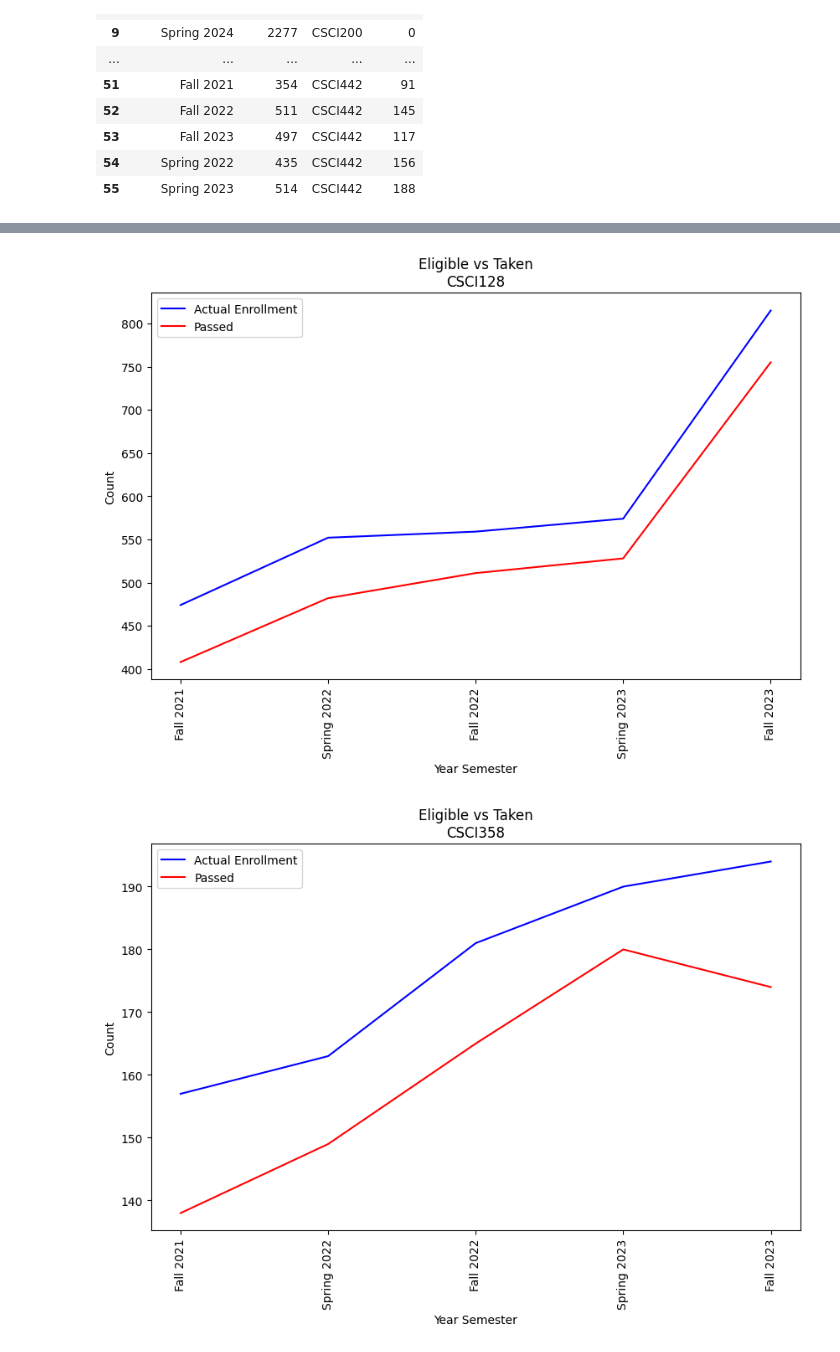
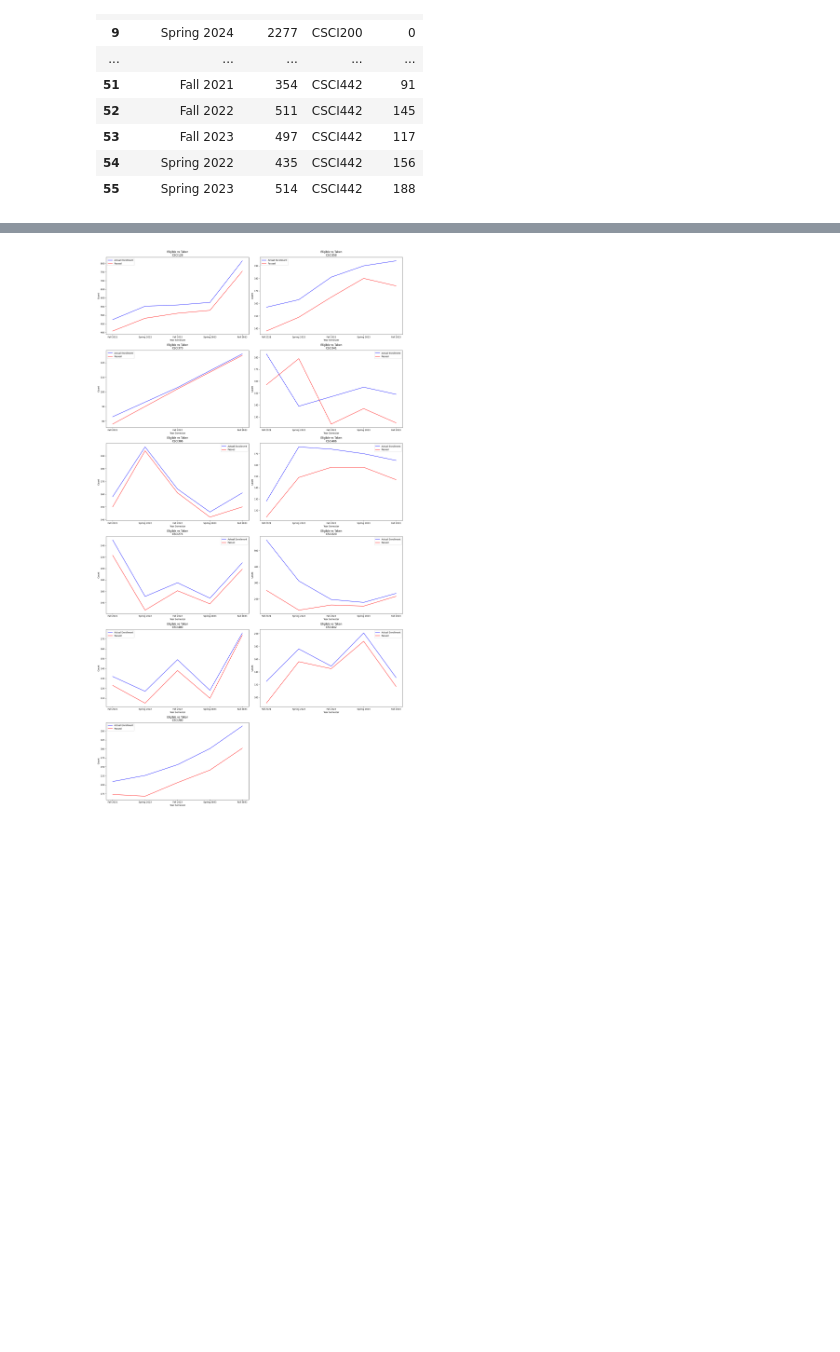
Before and after one commit to ifrycolorado/Enrollment_Project, a Jupyter notebook: src/scraping_visualization.ipynb, the cells around one changed output, grey strips where cells are left out. Cells and saved outputs as stored; diff of their text form; code cells hidden in the pictures; blank space fills up the shorter version.

Commit message:
Updated enrollment to eligible visuals

```diff
--- a/src/scraping_visualization.ipynb
+++ b/src/scraping_visualization.ipynb
@@ -145,26 +146,41 @@ display(final_df)
 | 3 | 865 | 815 | 50 | 35 | 0 | 35 | 0 | 0 | 0 | 128 | COMPUTER SCIENCE FOR STEM | ... |
 | 24 | 215 | 210 | 5 | 75 | 0 | 75 | 0 | 0 | 0 | 274 | INTRODUCTION TO THE LINUX OPERATI... | ... |
 # %%
-def plot_actual_to_passed(df, class_name):
-    plt.figure(figsize=(10, 6))
+# Assuming final_df is already defined
 
+def plot_actual_to_passed(df, class_name, ax):
     plot_df = df[df['Class'] == class_name]
 
-    # cast Act and Passed as int silence warning
+    # cast Act and Passed as int to silence warning
     plot_df.loc[:, 'Act'] = plot_df['Act'].astype(int)
     plot_df.loc[:, 'Passed'] = plot_df['Passed'].astype(int)
 
-    plt.plot(plot_df['Year_Semester'], plot_df['Act'], color='b', label='Actual Enrollment')
-    plt.plot(plot_df['Year_Semester'], plot_df['Passed'], color='r', label='Passed')
-    plt.xlabel('Year Semester')
-    plt.ylabel('Count')
-    plt.xticks(rotation=90)
-    plt.title(f'Eligible vs Taken\n{class_name}')
-    plt.legend()
-    plt.show()
+    ax.plot(plot_df['Year_Semester'], plot_df['Act'], color='b', label='Actual Enrollment')
+    ax.plot(plot_df['Year_Semester'], plot_df['Passed'], color='r', label='Passed')
+    ax.set_xlabel('Year Semester')
+    ax.set_ylabel('Count')
+    ax.set_title(f'Eligible vs Taken\n{class_name}')
+    ax.legend()
 
-for cl in final_df['Class'].unique():
-    plot_actual_to_passed(final_df, cl)
+# Calculate the number of rows and columns for the subplot grid
+num_classes = len(final_df['Class'].unique())
+num_rows = int(np.ceil(num_classes / 2))  # Adjust the divisor to change the number of columns
+
+# Create a figure with subplots
+fig, axs = plt.subplots(num_rows, 2, figsize=(20, 6 * num_rows))
+axs = axs.flatten()  # Flatten the array for easy iteration
+
+# Loop through each class and plot
+for i, cl in enumerate(final_df['Class'].unique()):
+    plot_actual_to_passed(final_df, cl, axs[i])
+
+# Adjust layout
+fig.tight_layout()
+
+# Hide unused subplots if the number of classes is odd
+if num_classes % 2 != 0:
+    axs[-1].axis('off')
+
+plt.show()
 # %% [output]
-[figure, old version]
+[figure, new version]
-[figure, removed]
```
Also changed, not shown: parts of 3 cells of this notebook, 1 other file.
